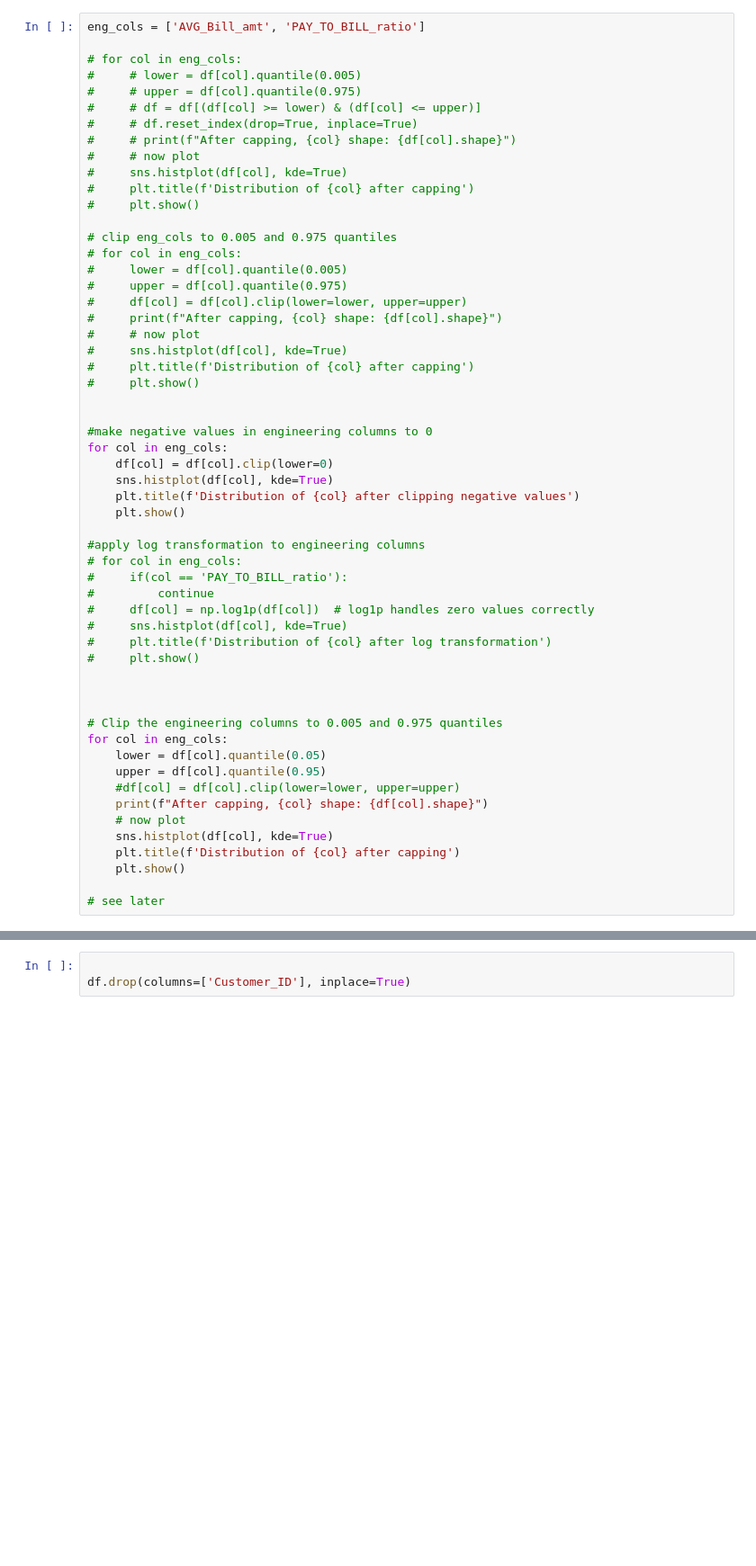
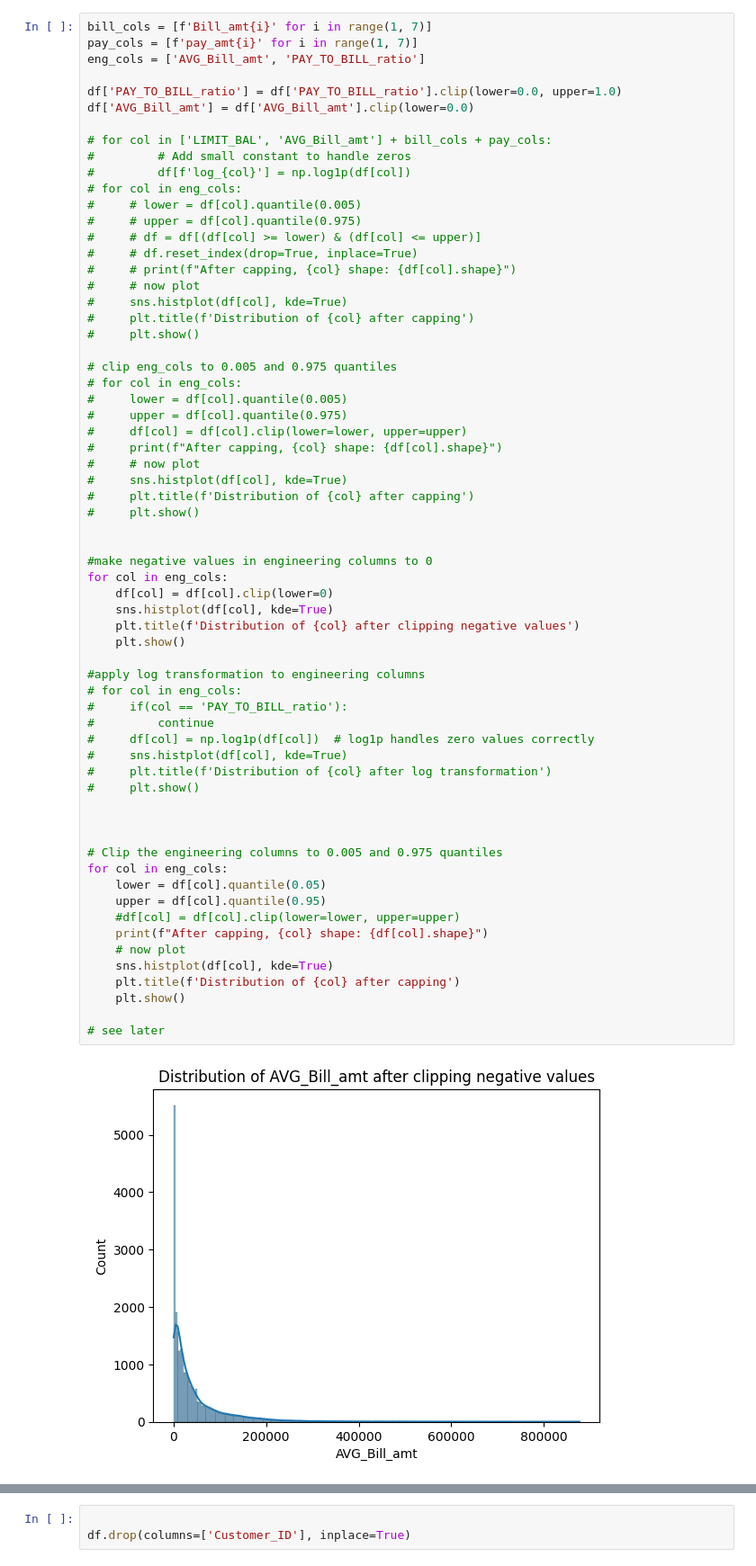
Before and after one commit to krishsingla06/Credit-Card-Default-Prediction-23114050, a Jupyter notebook: main.ipynb, the cells around one changed output, grey strips where cells are left out. Shown at 90% size. Cells and saved outputs as stored; diff of their text form; blank space fills up the shorter version.

```diff
--- a/main.ipynb
+++ b/main.ipynb
@@ -273,6 +445,14 @@ for col in pay_cols:
 # %%
+bill_cols = [f'Bill_amt{i}' for i in range(1, 7)]
+pay_cols = [f'pay_amt{i}' for i in range(1, 7)]
 eng_cols = ['AVG_Bill_amt', 'PAY_TO_BILL_ratio']
 
+df['PAY_TO_BILL_ratio'] = df['PAY_TO_BILL_ratio'].clip(lower=0.0, upper=1.0)
+df['AVG_Bill_amt'] = df['AVG_Bill_amt'].clip(lower=0.0)
+
+# for col in ['LIMIT_BAL', 'AVG_Bill_amt'] + bill_cols + pay_cols:
+#         # Add small constant to handle zeros
+#         df[f'log_{col}'] = np.log1p(df[col])
 # for col in eng_cols:
 #     # lower = df[col].quantile(0.005)
 #     # upper = df[col].quantile(0.975)
@@ -299,30 +479,32 @@ eng_cols = ['AVG_Bill_amt', 'PAY_TO_BILL_ratio']
 #make negative values in engineering columns to 0
 for col in eng_cols:
     df[col] = df[col].clip(lower=0)
     sns.histplot(df[col], kde=True)
     plt.title(f'Distribution of {col} after clipping negative values')
     plt.show()
 
 #apply log transformation to engineering columns
 # for col in eng_cols:
 #     if(col == 'PAY_TO_BILL_ratio'):
 #         continue
 #     df[col] = np.log1p(df[col])  # log1p handles zero values correctly
 #     sns.histplot(df[col], kde=True)
 #     plt.title(f'Distribution of {col} after log transformation')
 #     plt.show()
 
 
 
 # Clip the engineering columns to 0.005 and 0.975 quantiles
 for col in eng_cols:
     lower = df[col].quantile(0.05)
     upper = df[col].quantile(0.95)
     #df[col] = df[col].clip(lower=lower, upper=upper)
     print(f"After capping, {col} shape: {df[col].shape}")
     # now plot
     sns.histplot(df[col], kde=True)
     plt.title(f'Distribution of {col} after capping')
     plt.show()
 
 # see later
+# %% [output]
+[figure, added]
```
Also changed, not shown: parts of 29 cells of this notebook, 1 other file.
